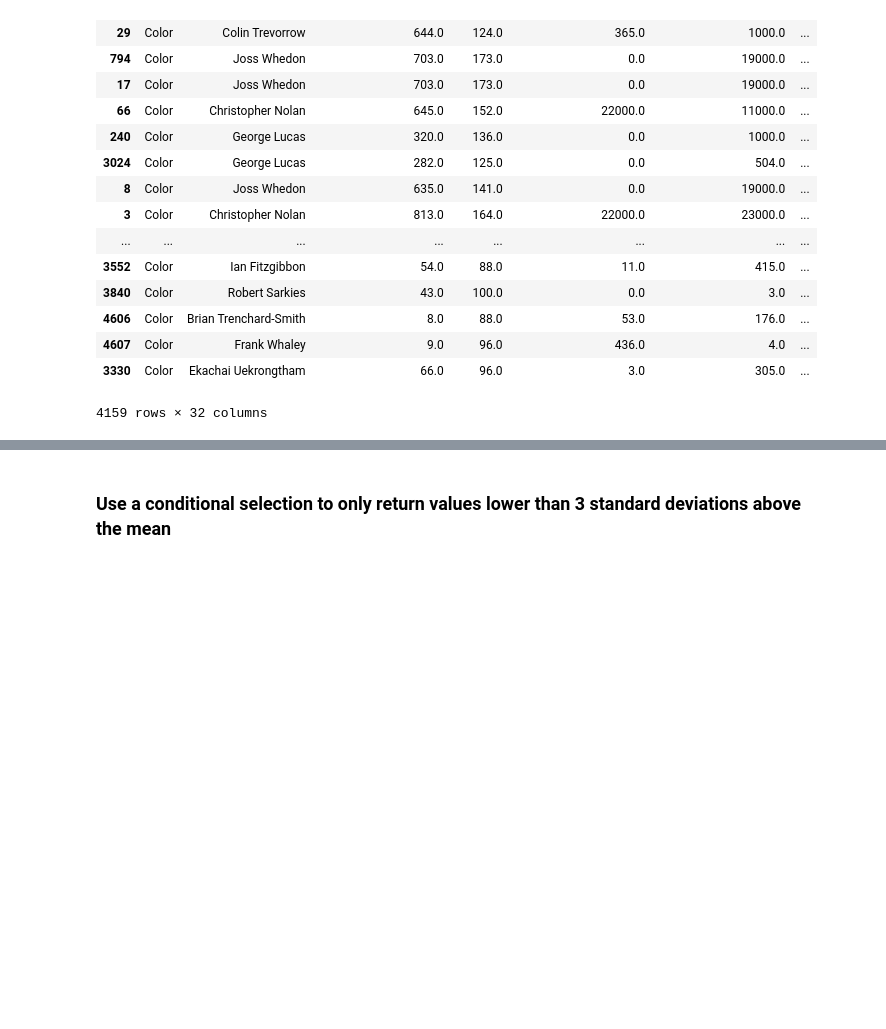
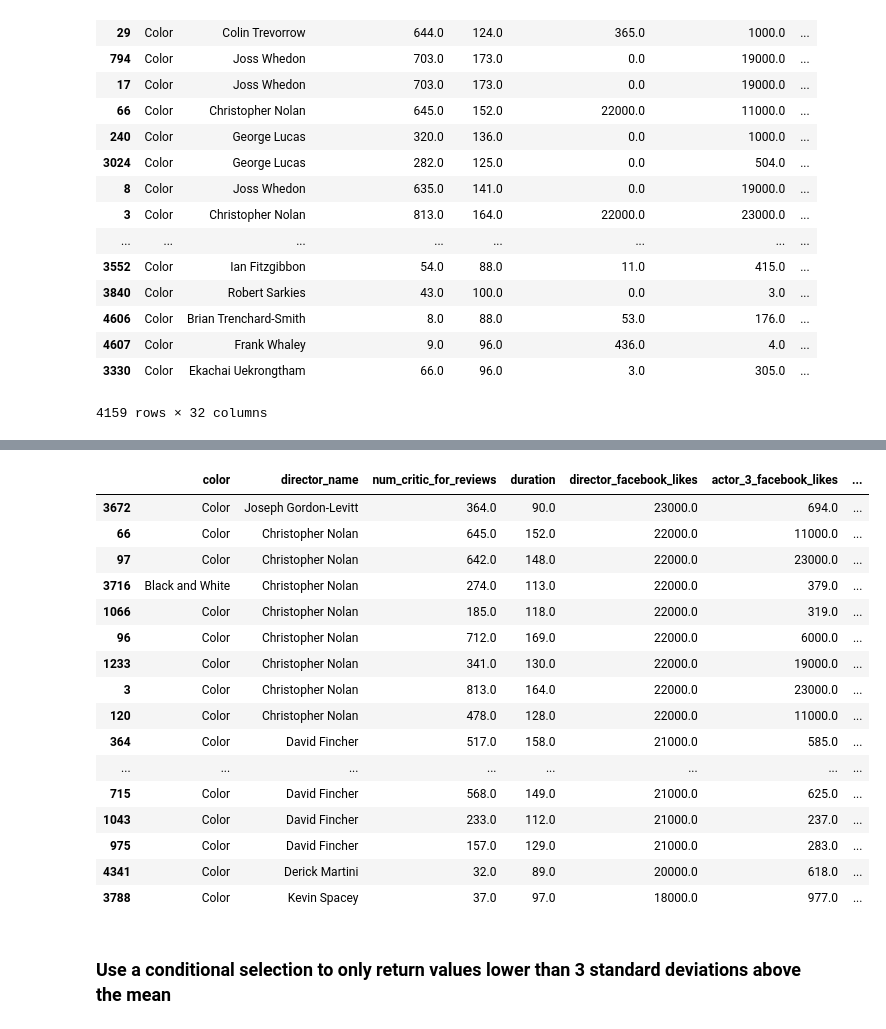
Before and after one commit to zahmedgit/nyc-ds-033020-lectures, a Jupyter notebook: Mod_1/Pandas/data_cleaning/Pandas_data_cleaning.ipynb, the cells around one changed output, grey strips where cells are left out. Drawn from its saved outputs; the diff is of its cells as text; code cells hidden in the pictures; blank space fills up the shorter version.

```diff
--- a/Mod_1/Pandas/data_cleaning/Pandas_data_cleaning.ipynb
+++ b/Mod_1/Pandas/data_cleaning/Pandas_data_cleaning.ipynb
@@ -502,3 +507,23 @@ df.sort_values('gross', ascending=False)
+# %%
+df.sort_values('director_facebook_likes', ascending=False).head(21)
+# %% [output]
+|  | color | director_name | num_critic_for_reviews | duration | director_facebook_likes | actor_3_facebook_likes | ... |
+| 3672 | Color | Joseph Gordon-Levitt | 364.0 | 90.0 | 23000.0 | 694.0 | ... |
+| 66 | Color | Christopher Nolan | 645.0 | 152.0 | 22000.0 | 11000.0 | ... |
+| 97 | Color | Christopher Nolan | 642.0 | 148.0 | 22000.0 | 23000.0 | ... |
+| 3716 | Black and White | Christopher Nolan | 274.0 | 113.0 | 22000.0 | 379.0 | ... |
+| 1066 | Color | Christopher Nolan | 185.0 | 118.0 | 22000.0 | 319.0 | ... |
+| 96 | Color | Christopher Nolan | 712.0 | 169.0 | 22000.0 | 6000.0 | ... |
+| 1233 | Color | Christopher Nolan | 341.0 | 130.0 | 22000.0 | 19000.0 | ... |
+| 3 | Color | Christopher Nolan | 813.0 | 164.0 | 22000.0 | 23000.0 | ... |
+| 120 | Color | Christopher Nolan | 478.0 | 128.0 | 22000.0 | 11000.0 | ... |
+| 364 | Color | David Fincher | 517.0 | 158.0 | 21000.0 | 585.0 | ... |
+| ... | ... | ... | ... | ... | ... | ... | ... |
+| 715 | Color | David Fincher | 568.0 | 149.0 | 21000.0 | 625.0 | ... |
+| 1043 | Color | David Fincher | 233.0 | 112.0 | 21000.0 | 237.0 | ... |
+| 975 | Color | David Fincher | 157.0 | 129.0 | 21000.0 | 283.0 | ... |
+| 4341 | Color | Derick Martini | 32.0 | 89.0 | 20000.0 | 618.0 | ... |
+| 3788 | Color | Kevin Spacey | 37.0 | 97.0 | 18000.0 | 977.0 | ... |
 # %%
 # Calculate gross amount that is 3 times above the standard deviation
 above_3std = df.gross.mean()+(3*df.gross.std())
```
Also changed, not shown: parts of 5 cells of this notebook, 1 other file.
